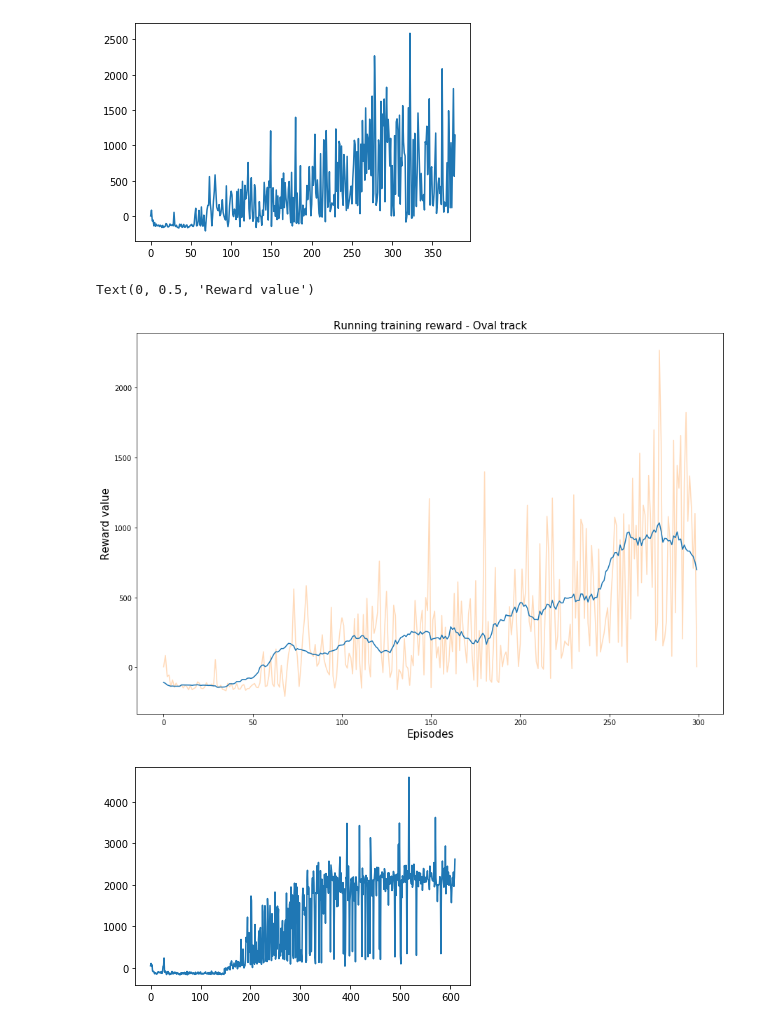
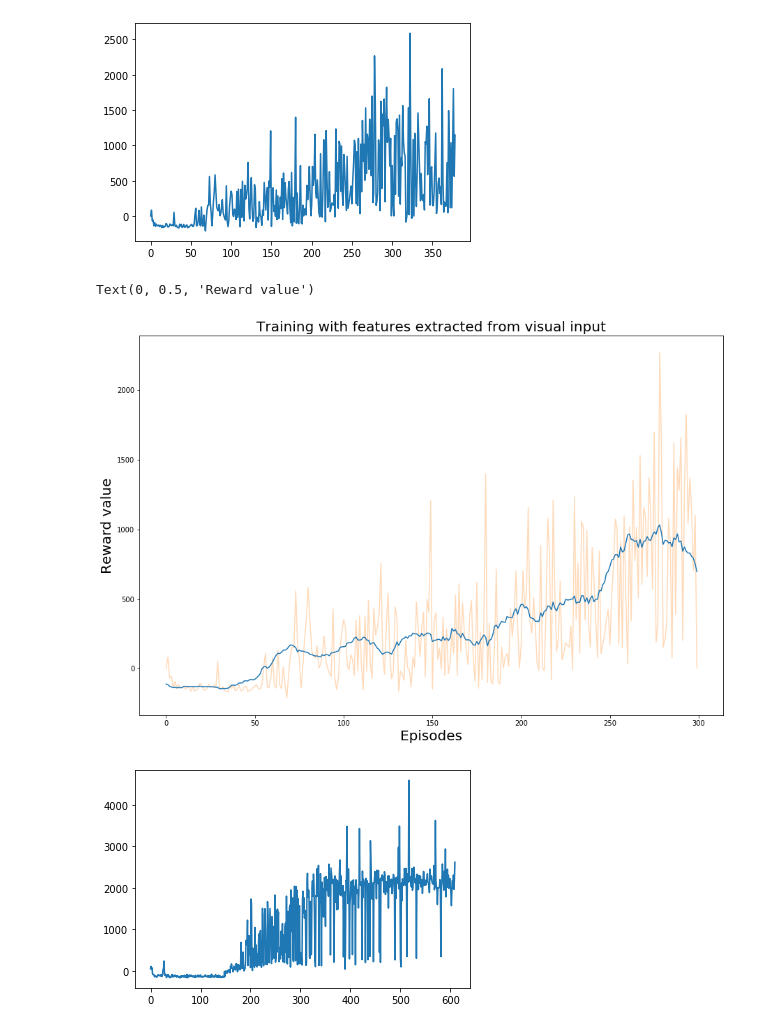
Before and after one commit to ambareeshsrja16/DDPG_Torcs_PyTorch, a Jupyter notebook: plotting.ipynb, the cells around one changed output. Cells and saved outputs as stored; diff of their text form; code cells hidden in the pictures.

```diff
--- a/plotting.ipynb
+++ b/plotting.ipynb
@@ -15,13 +15,13 @@ def moving_average(data_set, periods=3):
 # %%
 plt.figure(figsize=(15,10))
 plt.plot(r[:300], color='peachpuff')
 plt.plot(moving_average(r, 20)[:300])
-plt.title('Running training reward - Oval track', fontsize=15)
-plt.xlabel('Episodes', fontsize=15)
-plt.ylabel('Reward value', fontsize=15)
+plt.title('Training with features extracted from visual input', fontsize=20)
+plt.xlabel('Episodes', fontsize=20)
+plt.ylabel('Reward value', fontsize=20)
 # %% [output]
 Text(0, 0.5, 'Reward value')
-[figure, old version]
+[figure, new version]
 # %%
 r_b = np.load('models/base_rewards_train.npy')
 plt.plot(r_b)
```
Also changed, not shown: parts of 5 cells of this notebook, 2 other files.
